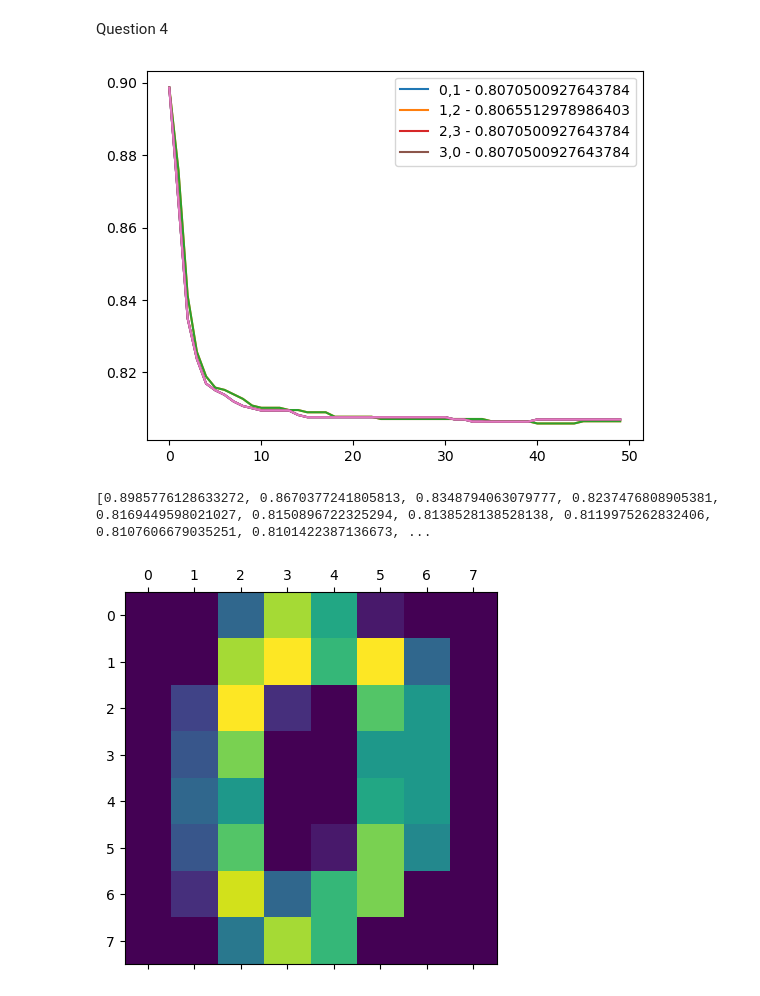
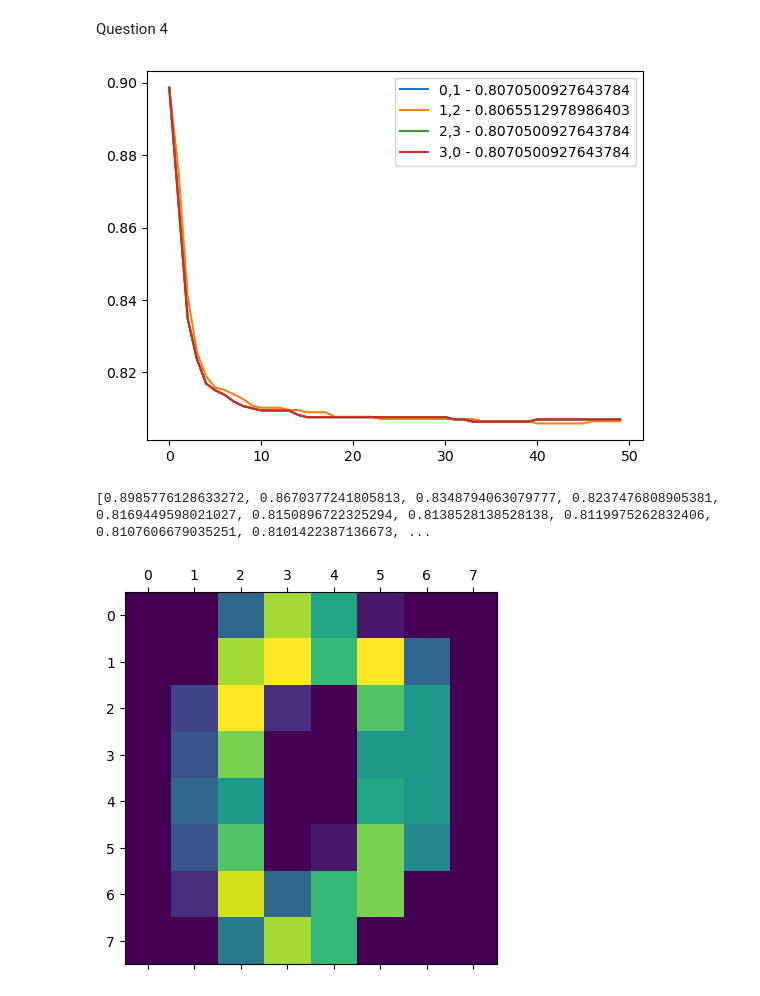
Before and after one commit to hayden000/Data-Analysis, a Jupyter notebook: data.ipynb, the cells around one changed output. Drawn from its saved outputs; the diff is of its cells as text; code cells hidden in the pictures.

```diff
--- a/data.ipynb
+++ b/data.ipynb
@@ -226,6 +226,10 @@ d23_training_normalised = ((d23_training[0] - np.average(d23_training[0])) / np.
 d23_testing_normalised = ((d23_testing[0] - np.average(d23_training[0])) / np.std(d23_training[0]), d23_testing[1])
 d30_training_normalised = ((d30_training[0] - np.average(d30_training[0])) / np.std(d30_training[0]), d30_training[1])
 d30_testing_normalised = ((d30_testing[0] - np.average(d30_training[0])) / np.std(d30_training[0]), d30_testing[1])
+
+
+
+
 
 
 
@@ -294,40 +298,37 @@ for i in range(0, N):
     ERs.append(ER(par, (d12_X_testing_normalised, d12_Y_testing)))
     lambda0 = par
 plt.plot(range(N), ERs, label="1,2 - " + str(ERs[-1]))
-plt.plot(range(N), ERs)
 ERs = []
 objs = []
 # lambda0 = 0.0001 * np.random.randn(65)
 lambda0 = np.random.normal(0, eta, d23_X_training_normalised.shape[1])
 for i in range(0, N):
     par, obj = train(lambda0, eta, N, (d23_X_training_normalised, d23_Y_training))
     objs.append(obj)
     ERs.append(ER(par, (d23_X_testing_normalised, d23_Y_testing)))
     lambda0 = par
 plt.plot(range(N), ERs, label="2,3 - " + str(ERs[-1]))
-plt.plot(range(N), ERs)
 ERs = []
 objs = []
 # lambda0 = 0.0001 * np.random.randn(65)
 lambda0 = np.random.normal(0, eta, d30_X_training_normalised.shape[1])
 for i in range(0, N):
     par, obj = train(lambda0, eta, N, (d30_X_training_normalised, d30_Y_training))
     objs.append(obj)
     ERs.append(ER(par, (d30_X_testing_normalised, d30_Y_testing)))
     lambda0 = par
 plt.plot(range(N), ERs, label="3,0 - " + str(ERs[-1]))
-plt.plot(range(N), ERs)
 ax = plt.gca()
 plt.legend()
 plt.show()
 print(ERs)
 
 
 for k in range(0, 10):
     image_matrix = np.reshape(X[k], (8, 8))
     plt.matshow(image_matrix)
 # %% [output]
-[figure, old version]
+[figure, new version]
 [0.8985776128633272, 0.8670377241805813, 0.8348794063079777, 0.8237476808905381, 0.8169449598021027, 0.8150896722325294, 0.8138528138528138, 0.8119975262832406, 0.8107606679035251, 0.8101422387136673, ...
 [figure]
 [figure]
```
